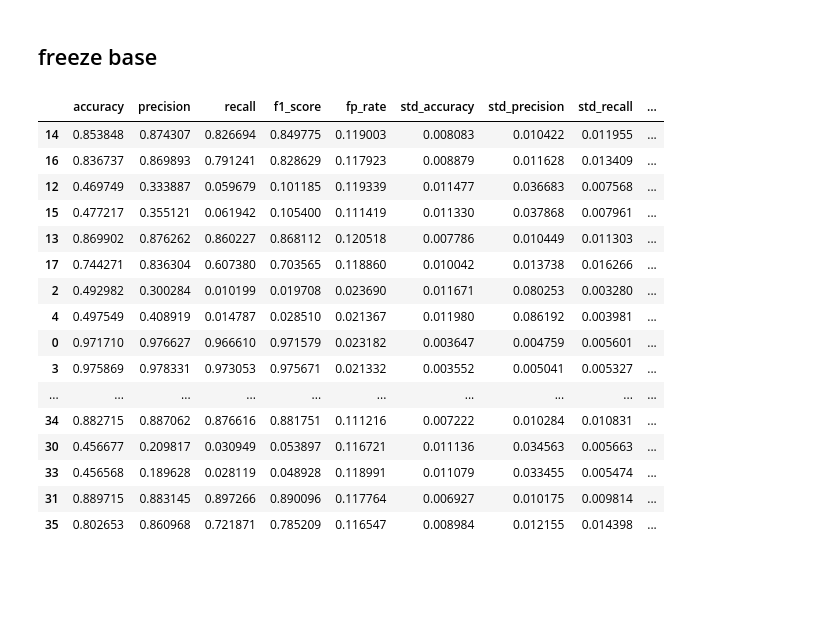
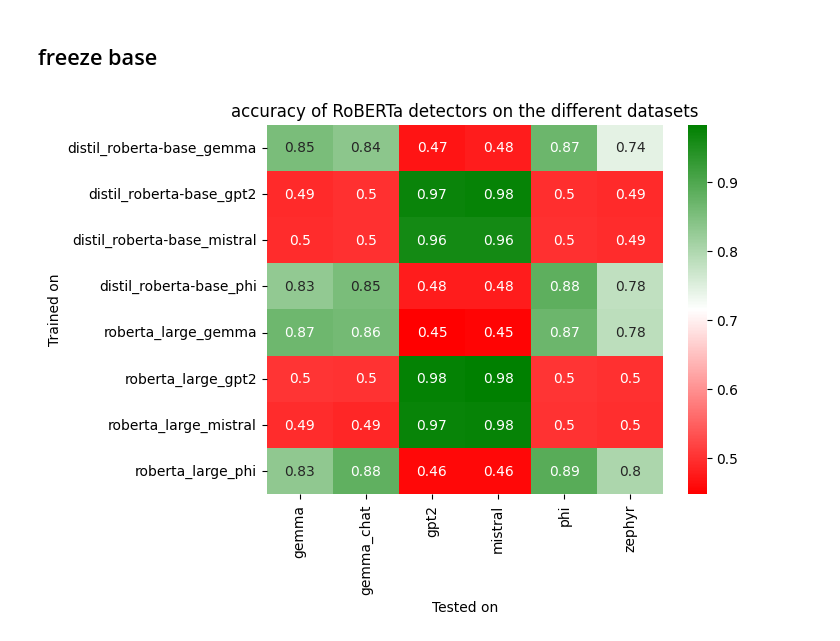
Before and after one commit to marluxiaboss/text_llm_detector, a Jupyter notebook: create_plots_from_logs.ipynb, the cells around one changed output. Saved outputs shown, nothing was run; the diff lists cells and outputs as text; code cells hidden in the pictures; blank space fills up the shorter version.

```diff
--- a/create_plots_from_logs.ipynb
+++ b/create_plots_from_logs.ipynb
@@ -581,62 +35,23 @@ Text(0.5, 1.0, 'FPR of RoBERTa detectors on the different datasets')
 # %%
 """
 # detector trained on gpt-2 samples
 detector_gpt2_results_path = "./outputs_freeze_base/roberta/25_03_1611/test/"
 
 # detector trained on mistral samples
 detector_mistral_results_path = "./outputs_full_finetuning/roberta/25_03_1240/test/"
 """
 
 
 training_method = "freeze_base"
 #detectors =["distil_roberta-base"]
 trained_on_models = {"distil_roberta-base": {"04_04_0958":"gpt2", "04_04_1001": "phi", "04_04_1004": "gemma", "04_04_1007": "mistral"},
                     "roberta_large": {"04_04_0958":"gpt2", "04_04_1010": "phi", "04_04_1023": "gemma", "04_04_1034": "mistral"}}
 
+
 dataset_names = ["gpt2", "phi", "gemma", "mistral", "gemma_chat", "zephyr"]
-dataset_gpt2 = "fake_true_dataset_gpt2_10k.json"
-dataset_phi = "fake_true_dataset_phi_10k.json"
-dataset_gemma = "fake_true_dataset_gemma_10k.json"
-dataset_mistral = "fake_true_dataset_mistral_10k.json"
-dataset_gemma_chat = "fake_true_dataset_gemma_chat_10k.json"
-dataset_zephyr = "fake_true_dataset_zephyr_10k.json"
 
-datasets = [dataset_gpt2, dataset_mistral, dataset_phi, dataset_gemma, dataset_gemma_chat, dataset_zephyr]
 
-results = []
-for detector in trained_on_models.keys():
-    for model_code, base_model in trained_on_models[detector].items():
-        for dataset in dataset_names:
-            results_path = f"./saved_training_logs_experiment_2/{detector}/{training_method}/fake_true_dataset_{base_model}_10k/{model_code}/test/test_metrics_fake_true_dataset_{dataset}_10k.json"
-
-            with open(results_path, "r") as f:
-                result_dict = json.load(f)
-                result_dict["detector"] = f"{detector}_{base_model}"
-                result_dict["dataset"] = dataset
-                results.append(result_dict)
-
-# transform to pandas dataframe
-results_df = pd.DataFrame(results)
-
-# order by detector and dataset
-results_df = results_df.sort_values(by=["detector", "dataset"])
-
-display(results_df)
+freeze_base_df = create_df_from_test_logs("freeze_base", trained_on_models, dataset_names)
+heatmap_from_df(freeze_base_df, "accuracy")
 # %% [output]
-|  | accuracy | precision | recall | f1_score | fp_rate | std_accuracy | std_precision | std_recall | ... |
-| 14 | 0.853848 | 0.874307 | 0.826694 | 0.849775 | 0.119003 | 0.008083 | 0.010422 | 0.011955 | ... |
-| 16 | 0.836737 | 0.869893 | 0.791241 | 0.828629 | 0.117923 | 0.008879 | 0.011628 | 0.013409 | ... |
-| 12 | 0.469749 | 0.333887 | 0.059679 | 0.101185 | 0.119339 | 0.011477 | 0.036683 | 0.007568 | ... |
-| 15 | 0.477217 | 0.355121 | 0.061942 | 0.105400 | 0.111419 | 0.011330 | 0.037868 | 0.007961 | ... |
-| 13 | 0.869902 | 0.876262 | 0.860227 | 0.868112 | 0.120518 | 0.007786 | 0.010449 | 0.011303 | ... |
-| 17 | 0.744271 | 0.836304 | 0.607380 | 0.703565 | 0.118860 | 0.010042 | 0.013738 | 0.016266 | ... |
-| 2 | 0.492982 | 0.300284 | 0.010199 | 0.019708 | 0.023690 | 0.011671 | 0.080253 | 0.003280 | ... |
-| 4 | 0.497549 | 0.408919 | 0.014787 | 0.028510 | 0.021367 | 0.011980 | 0.086192 | 0.003981 | ... |
-| 0 | 0.971710 | 0.976627 | 0.966610 | 0.971579 | 0.023182 | 0.003647 | 0.004759 | 0.005601 | ... |
-| 3 | 0.975869 | 0.978331 | 0.973053 | 0.975671 | 0.021332 | 0.003552 | 0.005041 | 0.005327 | ... |
-| ... | ... | ... | ... | ... | ... | ... | ... | ... | ... |
-| 34 | 0.882715 | 0.887062 | 0.876616 | 0.881751 | 0.111216 | 0.007222 | 0.010284 | 0.010831 | ... |
-| 30 | 0.456677 | 0.209817 | 0.030949 | 0.053897 | 0.116721 | 0.011136 | 0.034563 | 0.005663 | ... |
-| 33 | 0.456568 | 0.189628 | 0.028119 | 0.048928 | 0.118991 | 0.011079 | 0.033455 | 0.005474 | ... |
-| 31 | 0.889715 | 0.883145 | 0.897266 | 0.890096 | 0.117764 | 0.006927 | 0.010175 | 0.009814 | ... |
-| 35 | 0.802653 | 0.860968 | 0.721871 | 0.785209 | 0.116547 | 0.008984 | 0.012155 | 0.014398 | ... |
+[figure, added]
```
Also changed, not shown: parts of 43 cells of this notebook, 3 other files.
